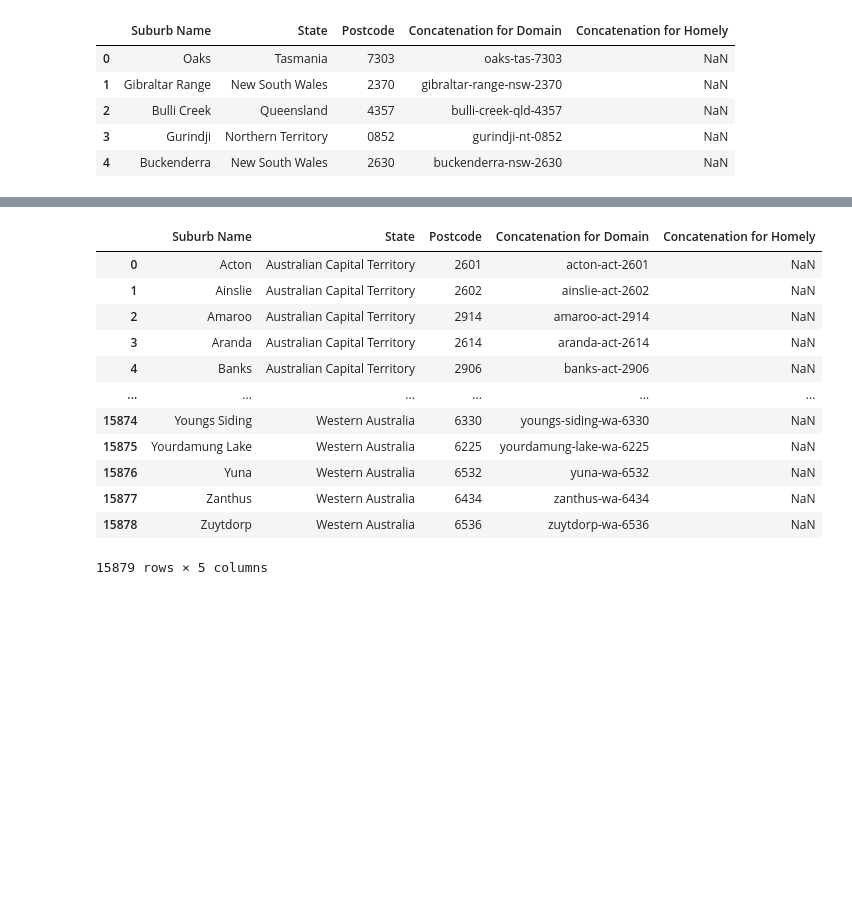
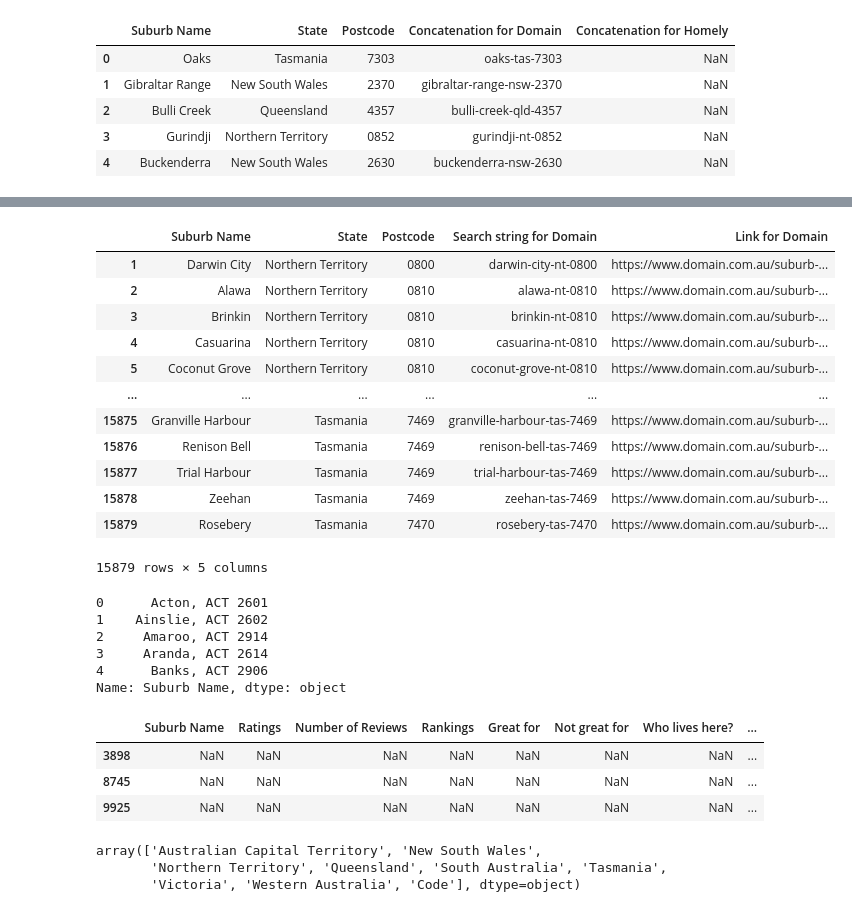
Before and after one commit to Selvamsmail/Personal_projects, a Jupyter notebook: realestate client/Suburb_Concatination.ipynb, the cells around one changed output, grey strips where cells are left out. Cells and saved outputs as stored; diff of their text form; code cells hidden in the pictures; blank space fills up the shorter version.

```diff
--- a/realestate client/Suburb_Concatination.ipynb
+++ b/realestate client/Suburb_Concatination.ipynb
@@ -10,6 +12,10 @@ To: /content/suburbs.xlsx
 'suburbs.xlsx'
 # %%
 df = pd.read_excel('/content/suburbs.xlsx')
+# %%
+def clean_string(text):
+    text = re.sub('[^A-Za-z0-9\s]', ' ', text)
+    return text.title()
 # %%
 df['Postcode'] = df['Concatenation for Domain'].apply(lambda x: x[-4:].title())
 df['State'] = df['Concatenation for Domain'].apply(lambda x: x.split('-')[-2].title())
@@ -22,6 +28,8 @@ df.head()
 | 2 | Bulli Creek | Qld | 4357 | bulli-creek-qld-4357 | NaN |
 | 3 | Gurindji | Nt | 0852 | gurindji-nt-0852 | NaN |
 | 4 | Buckenderra | Nsw | 2630 | buckenderra-nsw-2630 | NaN |
+# %%
+df['Suburb Name'] = df['Suburb Name'].apply(lambda x: clean_string(x))
 # %%
 df['State'].unique()
 # %% [output]
@@ -46,3 +54,8 @@ df.head()
 | 2 | Bulli Creek | Queensland | 4357 | bulli-creek-qld-4357 | NaN |
 | 3 | Gurindji | Northern Territory | 0852 | gurindji-nt-0852 | NaN |
 | 4 | Buckenderra | New South Wales | 2630 | buckenderra-nsw-2630 | NaN |
+# %%
+df = df.rename(columns={'Concatenation for Domain':'Search string for Domain'})
+df['Link for Domain'] = df['Search string for Domain'].apply(lambda x: 'https://www.domain.com.au/suburb-profile/'+str(x))
+del df['Concatenation for Homely']
+df
@@ -49,19 +82,20 @@ df.head()
 # %%
-df = df.sort_values(by=['State', 'Suburb Name','Postcode'])
+df = df.sort_values(by=['Postcode', 'Suburb Name'])
 df = df.reset_index(drop=True)
+df.index += 1
 df
 # %% [output]
-|  | Suburb Name | State | Postcode | Concatenation for Domain | Concatenation for Homely |
-| 0 | Acton | Australian Capital Territory | 2601 | acton-act-2601 | NaN |
-| 1 | Ainslie | Australian Capital Territory | 2602 | ainslie-act-2602 | NaN |
-| 2 | Amaroo | Australian Capital Territory | 2914 | amaroo-act-2914 | NaN |
-| 3 | Aranda | Australian Capital Territory | 2614 | aranda-act-2614 | NaN |
-| 4 | Banks | Australian Capital Territory | 2906 | banks-act-2906 | NaN |
+|  | Suburb Name | State | Postcode | Search string for Domain | Link for Domain |
+| 1 | Darwin City | Northern Territory | 0800 | darwin-city-nt-0800 | https://www.domain.com.au/suburb-... |
+| 2 | Alawa | Northern Territory | 0810 | alawa-nt-0810 | https://www.domain.com.au/suburb-... |
+| 3 | Brinkin | Northern Territory | 0810 | brinkin-nt-0810 | https://www.domain.com.au/suburb-... |
+| 4 | Casuarina | Northern Territory | 0810 | casuarina-nt-0810 | https://www.domain.com.au/suburb-... |
+| 5 | Coconut Grove | Northern Territory | 0810 | coconut-grove-nt-0810 | https://www.domain.com.au/suburb-... |
 | ... | ... | ... | ... | ... | ... |
-| 15874 | Youngs Siding | Western Australia | 6330 | youngs-siding-wa-6330 | NaN |
-| 15875 | Yourdamung Lake | Western Australia | 6225 | yourdamung-lake-wa-6225 | NaN |
-| 15876 | Yuna | Western Australia | 6532 | yuna-wa-6532 | NaN |
-| 15877 | Zanthus | Western Australia | 6434 | zanthus-wa-6434 | NaN |
-| 15878 | Zuytdorp | Western Australia | 6536 | zuytdorp-wa-6536 | NaN |
+| 15875 | Granville Harbour | Tasmania | 7469 | granville-harbour-tas-7469 | https://www.domain.com.au/suburb-... |
+| 15876 | Renison Bell | Tasmania | 7469 | renison-bell-tas-7469 | https://www.domain.com.au/suburb-... |
+| 15877 | Trial Harbour | Tasmania | 7469 | trial-harbour-tas-7469 | https://www.domain.com.au/suburb-... |
+| 15878 | Zeehan | Tasmania | 7469 | zeehan-tas-7469 | https://www.domain.com.au/suburb-... |
+| 15879 | Rosebery | Tasmania | 7470 | rosebery-tas-7470 | https://www.domain.com.au/suburb-... |
 15879 rows × 5 columns
 # %%
@@ -68,0 +109,16 @@ df.to_excel('suburbs.xlsx')
+# %%
+homely['Suburb Name'].head()
+# %% [output]
+0      Acton, ACT 2601
+1    Ainslie, ACT 2602
+2     Amaroo, ACT 2914
+3     Aranda, ACT 2614
+4      Banks, ACT 2906
+Name: Suburb Name, dtype: object
+# %%
+homely[homely['Suburb Name'].isnull()]
+# %% [output]
+|  | Suburb Name | Ratings | Number of Reviews | Rankings | Great for | Not great for | Who lives here? | ... |
+| 3898 | NaN | NaN | NaN | NaN | NaN | NaN | NaN | ... |
+| 8745 | NaN | NaN | NaN | NaN | NaN | NaN | NaN | ... |
+| 9925 | NaN | NaN | NaN | NaN | NaN | NaN | NaN | ... |
@@ -68,0 +133,6 @@ df.to_excel('suburbs.xlsx')
+# %%
+homely['State'].unique()
+# %% [output]
+array(['Australian Capital Territory', 'New South Wales',
+       'Northern Territory', 'Queensland', 'South Australia', 'Tasmania',
+       'Victoria', 'Western Australia', 'Code'], dtype=object)
```
Also changed, not shown: parts of 20 cells of this notebook.
